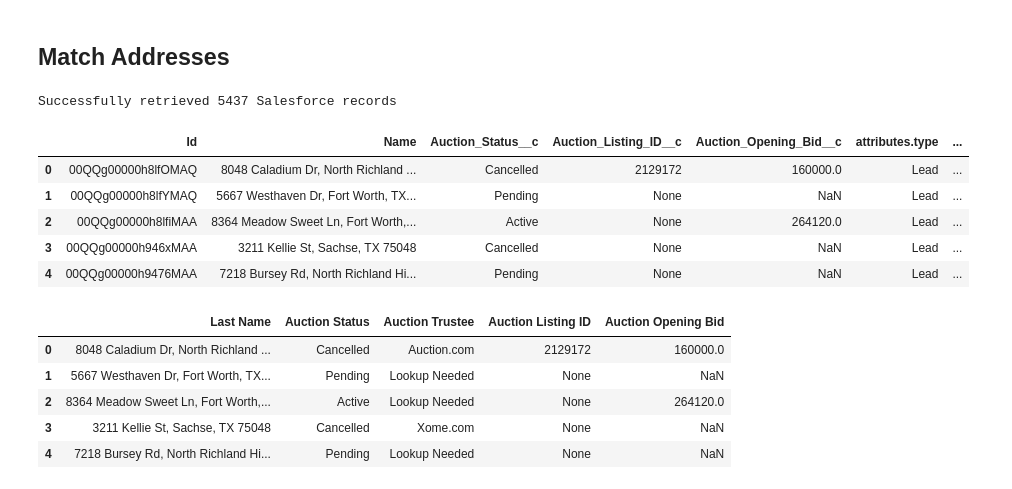
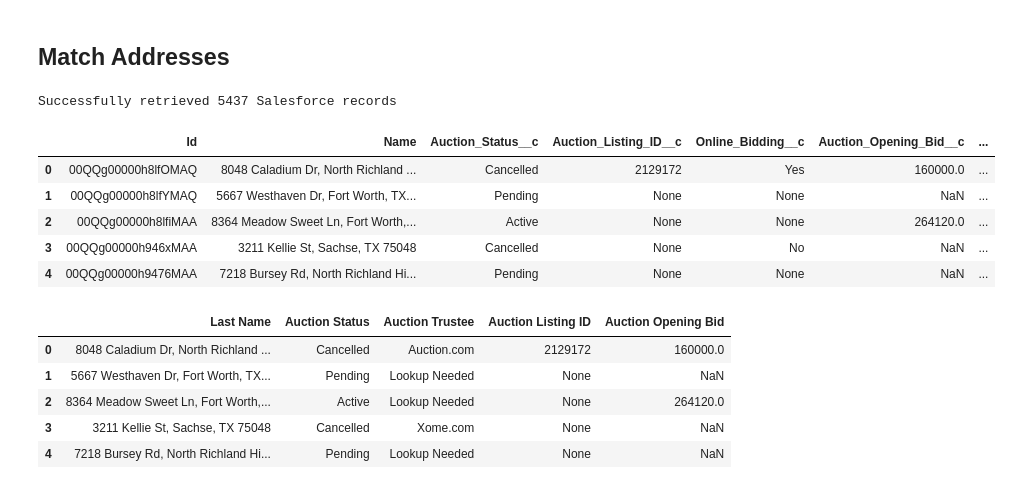
Before and after one commit to colleen-feaman/data-preprocessing-for-salesforce, a Jupyter notebook: roddy.ipynb, the cells around one changed output. Drawn from its saved outputs; the diff is of its cells as text; code cells hidden in the pictures.

```diff
--- a/roddy.ipynb
+++ b/roddy.ipynb
@@ -156,6 +139,7 @@ SELECT
     Auction_Status__c,
     Auction_Trustee_Lookup__r.Name,
     Auction_Listing_ID__c,
+    Online_Bidding__c,
     Auction_Opening_Bid__c
 FROM Lead
 WHERE (
@@ -172,39 +156,39 @@ result = subprocess.run(
         "--json"
     ],
     capture_output=True,
     text=True,
     env={**os.environ, "NO_COLOR": "1", "FORCE_COLOR": "0"}
 )
 
 if result.returncode != 0:
     print("Salesforce Error:")
     print(result.stderr)
     print(result.stdout[:1000])
 
 else:
     # Remove ANSI color codes if any remain
     import re
 
     clean_output = re.sub(
         r'\x1b\[[0-9;]*m',
         '',
         result.stdout
     )
 
     data = json.loads(clean_output)
 
     sf_leads = pd.json_normalize(data['result']['records'])
 
     print(f"Successfully retrieved {len(sf_leads)} Salesforce records")
     display(sf_leads.head())
 # %% [output]
 Successfully retrieved 5437 Salesforce records
-|  | Id | Name | Auction_Status__c | Auction_Listing_ID__c | Auction_Opening_Bid__c | attributes.type | ... |
-| 0 | 00QQg00000h8lfOMAQ | 8048 Caladium Dr, North Richland ... | Cancelled | 2129172 | 160000.0 | Lead | ... |
-| 1 | 00QQg00000h8lfYMAQ | 5667 Westhaven Dr, Fort Worth, TX... | Pending | None | NaN | Lead | ... |
-| 2 | 00QQg00000h8lfiMAA | 8364 Meadow Sweet Ln, Fort Worth,... | Active | None | 264120.0 | Lead | ... |
-| 3 | 00QQg00000h946xMAA | 3211 Kellie St, Sachse, TX 75048 | Cancelled | None | NaN | Lead | ... |
-| 4 | 00QQg00000h9476MAA | 7218 Bursey Rd, North Richland Hi... | Pending | None | NaN | Lead | ... |
+|  | Id | Name | Auction_Status__c | Auction_Listing_ID__c | Online_Bidding__c | Auction_Opening_Bid__c | ... |
+| 0 | 00QQg00000h8lfOMAQ | 8048 Caladium Dr, North Richland ... | Cancelled | 2129172 | Yes | 160000.0 | ... |
+| 1 | 00QQg00000h8lfYMAQ | 5667 Westhaven Dr, Fort Worth, TX... | Pending | None | None | NaN | ... |
+| 2 | 00QQg00000h8lfiMAA | 8364 Meadow Sweet Ln, Fort Worth,... | Active | None | None | 264120.0 | ... |
+| 3 | 00QQg00000h946xMAA | 3211 Kellie St, Sachse, TX 75048 | Cancelled | None | No | NaN | ... |
+| 4 | 00QQg00000h9476MAA | 7218 Bursey Rd, North Richland Hi... | Pending | None | None | NaN | ... |
 # %%
 #Rename sf columns
 
```
Also changed, not shown: parts of 19 cells of this notebook, 18 other files.
